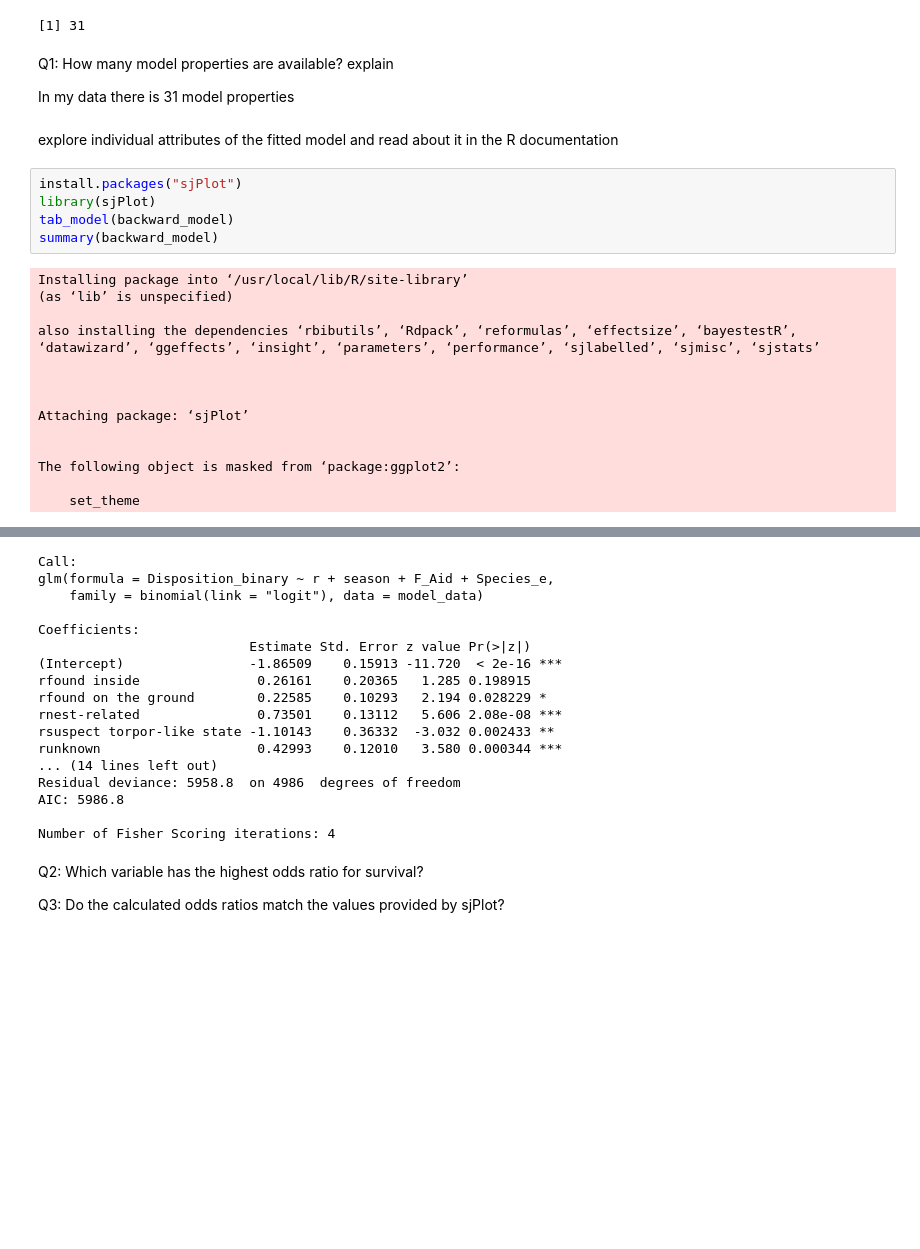
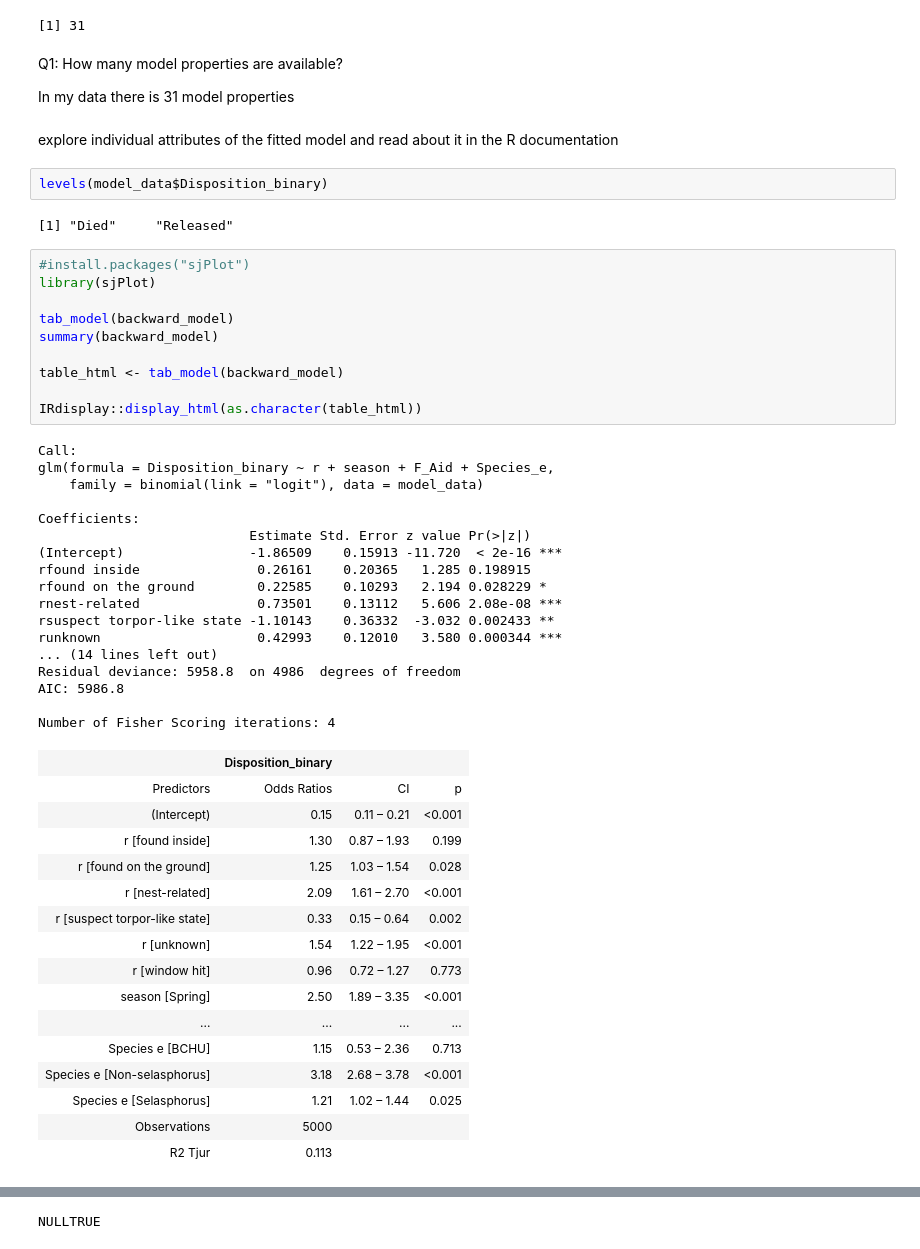
Before and after one commit to DennOrtiz/MPM_200_DennOrtiz, a Jupyter notebook: notebooks/dennise_ortiz_assignment_1_will__hummers_survive.ipynb, the cells around one changed output, grey strips where cells are left out. Cells and saved outputs as stored; diff of their text form; blank space fills up the shorter version.

```diff
--- a/notebooks/dennise_ortiz_assignment_1_will__hummers_survive.ipynb
+++ b/notebooks/dennise_ortiz_assignment_1_will__hummers_survive.ipynb
@@ -676,27 +676,56 @@ length(backward_model)
 [31] "anova"
 [1] 31
 # %% [markdown]
-Q1: How many model properties are available? explain
+Q1: How many model properties are available?
 
 In my data there is 31 model properties
 # %% [markdown]
 explore individual attributes of the fitted model and read about it in the R documentation
+# %%
+levels(model_data$Disposition_binary)
+# %% [output]
+[1] "Died"     "Released"
 # %%
-install.packages("sjPlot")
+#install.packages("sjPlot")
 library(sjPlot)
+
 tab_model(backward_model)
 summary(backward_model)
+
+table_html <- tab_model(backward_model)
+
+IRdisplay::display_html(as.character(table_html))
 # %% [output]
-Installing package into ‘/usr/local/lib/R/site-library’
-(as ‘lib’ is unspecified)
+Call:
+glm(formula = Disposition_binary ~ r + season + F_Aid + Species_e,
+    family = binomial(link = "logit"), data = model_data)
 
-also installing the dependencies ‘rbibutils’, ‘Rdpack’, ‘reformulas’, ‘effectsize’, ‘bayestestR’, ‘datawizard’, ‘ggeffects’, ‘insight’, ‘parameters’, ‘performance’, ‘sjlabelled’, ‘sjmisc’, ‘sjstats’
+Coefficients:
+                           Estimate Std. Error z value Pr(>|z|)
+(Intercept)                -1.86509    0.15913 -11.720  < 2e-16 ***
+rfound inside               0.26161    0.20365   1.285 0.198915
+rfound on the ground        0.22585    0.10293   2.194 0.028229 *
+rnest-related               0.73501    0.13112   5.606 2.08e-08 ***
+rsuspect torpor-like state -1.10143    0.36332  -3.032 0.002433 **
+runknown                    0.42993    0.12010   3.580 0.000344 ***
+... (14 lines left out)
+Residual deviance: 5958.8  on 4986  degrees of freedom
+AIC: 5986.8
 
-
-
-Attaching package: ‘sjPlot’
-
-
-The following object is masked from ‘package:ggplot2’:
-
-    set_theme
+Number of Fisher Scoring iterations: 4
+|  | Disposition_binary |  |  |
+| Predictors | Odds Ratios | CI | p |
+| (Intercept) | 0.15 | 0.11 – 0.21 | <0.001 |
+| r [found inside] | 1.30 | 0.87 – 1.93 | 0.199 |
+| r [found on the ground] | 1.25 | 1.03 – 1.54 | 0.028 |
+| r [nest-related] | 2.09 | 1.61 – 2.70 | <0.001 |
+| r [suspect torpor-like state] | 0.33 | 0.15 – 0.64 | 0.002 |
+| r [unknown] | 1.54 | 1.22 – 1.95 | <0.001 |
+| r [window hit] | 0.96 | 0.72 – 1.27 | 0.773 |
+| season [Spring] | 2.50 | 1.89 – 3.35 | <0.001 |
+| ... | ... | ... | ... |
+| Species e [BCHU] | 1.15 | 0.53 – 2.36 | 0.713 |
+| Species e [Non-selasphorus] | 3.18 | 2.68 – 3.78 | <0.001 |
+| Species e [Selasphorus] | 1.21 | 1.02 – 1.44 | 0.025 |
+| Observations | 5000 |  |  |
+| R2 Tjur | 0.113 |  |  |
@@ -703,21 +764 @@ The following object is masked from ‘package:ggplot2’:
-Call:
-glm(formula = Disposition_binary ~ r + season + F_Aid + Species_e,
-    family = binomial(link = "logit"), data = model_data)
-
-Coefficients:
-                           Estimate Std. Error z value Pr(>|z|)
-(Intercept)                -1.86509    0.15913 -11.720  < 2e-16 ***
-rfound inside               0.26161    0.20365   1.285 0.198915
-rfound on the ground        0.22585    0.10293   2.194 0.028229 *
-rnest-related               0.73501    0.13112   5.606 2.08e-08 ***
-rsuspect torpor-like state -1.10143    0.36332  -3.032 0.002433 **
-runknown                    0.42993    0.12010   3.580 0.000344 ***
-... (14 lines left out)
-Residual deviance: 5958.8  on 4986  degrees of freedom
-AIC: 5986.8
-
-Number of Fisher Scoring iterations: 4
+NULLTRUE
-# %% [markdown]
-Q2: Which variable has the highest odds ratio for survival?
-
-Q3: Do the calculated odds ratios match the values provided by sjPlot?
```
Also changed, not shown: parts of 2 cells of this notebook.
